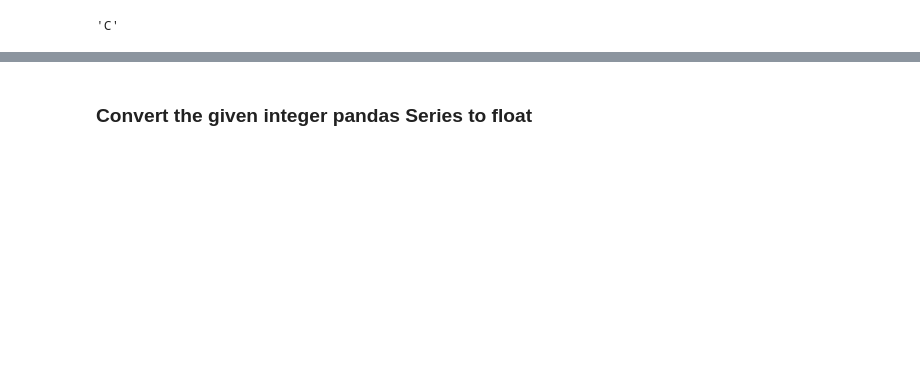
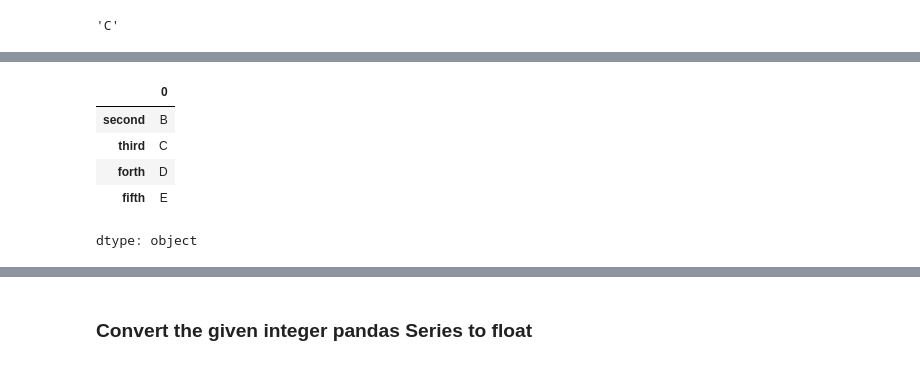
Before and after one commit to zhuowang0607/freecodecamp-intro-to-pandas, a Jupyter notebook: 2 - Pandas Series exercises.ipynb, the cells around one changed output, grey strips where cells are left out. Drawn from its saved outputs; the diff is of its cells as text; code cells hidden in the pictures; blank space fills up the shorter version.

```diff
--- a/2 - Pandas Series exercises.ipynb
+++ b/2 - Pandas Series exercises.ipynb
@@ -130,3 +145,12 @@ dtype: object
+# %%
+X.iloc[1:]
+# %% [output]
+|  | 0 |
+| second | B |
+| third | C |
+| forth | D |
+| fifth | E |
+dtype: object
 # %% [markdown]
 ![green-divider](https://user-images.githubusercontent.com/7065401/52071924-c003ad80-2562-11e9-8297-1c6595f8a7ff.png)
 
```
Also changed, not shown: parts of 53 cells of this notebook.
